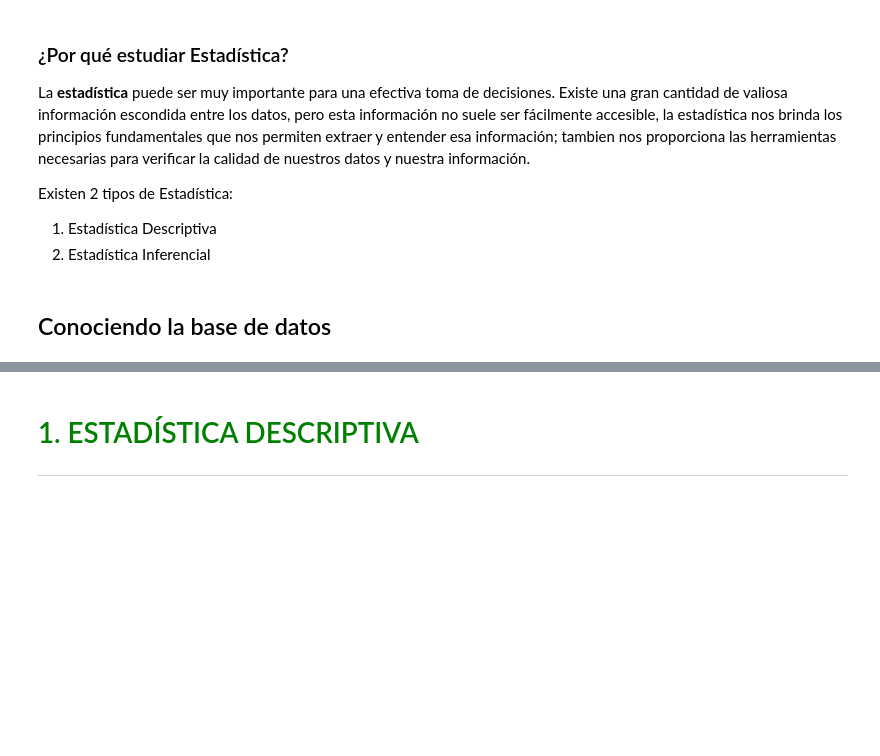
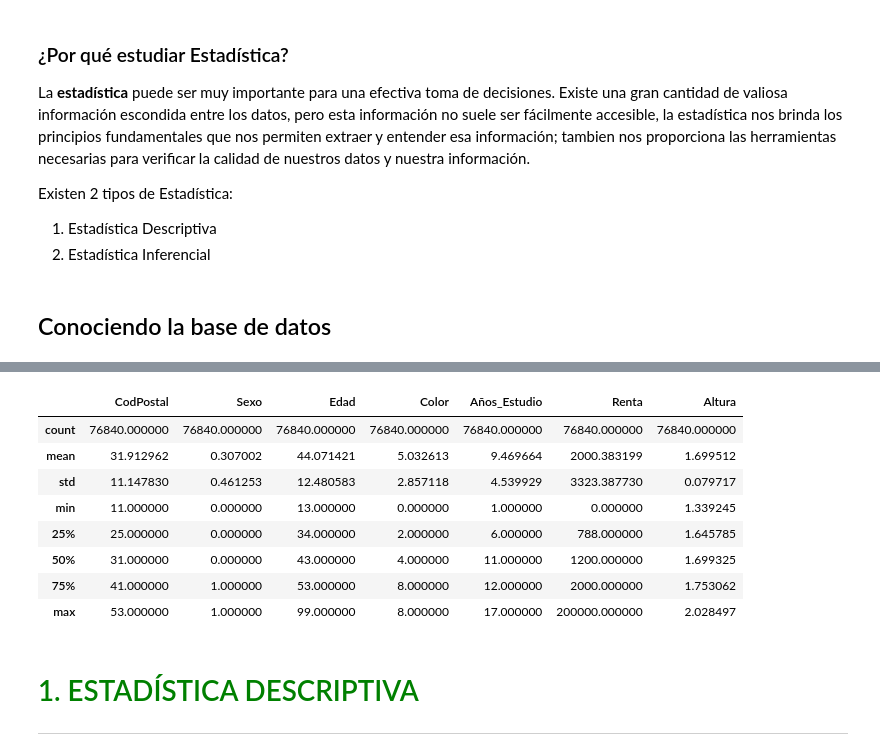
Before and after one commit to mastervecino/estadisticas_python, a Jupyter notebook: Python_Data_Science_Estadistica_inicial.ipynb, the cells around one changed output, grey strips where cells are left out. Saved outputs shown, nothing was run; the diff lists cells and outputs as text; code cells hidden in the pictures; blank space fills up the shorter version.

```diff
--- a/Python_Data_Science_Estadistica_inicial.ipynb
+++ b/Python_Data_Science_Estadistica_inicial.ipynb
@@ -14,3 +14,7 @@ Existen 2 tipos de Estadística:
 2. Estadística Inferencial
 # %% [markdown]
 ## Conociendo la base de datos
+# %%
+import pandas as pd
+datos = pd.read_csv('base.csv')
+datos.head()
@@ -17,3 +37,15 @@ Existen 2 tipos de Estadística:
+# %%
+datos.describe()
+# %% [output]
+|  | CodPostal | Sexo | Edad | Color | Años_Estudio | Renta | Altura |
+| count | 76840.000000 | 76840.000000 | 76840.000000 | 76840.000000 | 76840.000000 | 76840.000000 | 76840.000000 |
+| mean | 31.912962 | 0.307002 | 44.071421 | 5.032613 | 9.469664 | 2000.383199 | 1.699512 |
+| std | 11.147830 | 0.461253 | 12.480583 | 2.857118 | 4.539929 | 3323.387730 | 0.079717 |
+| min | 11.000000 | 0.000000 | 13.000000 | 0.000000 | 1.000000 | 0.000000 | 1.339245 |
+| 25% | 25.000000 | 0.000000 | 34.000000 | 2.000000 | 6.000000 | 788.000000 | 1.645785 |
+| 50% | 31.000000 | 0.000000 | 43.000000 | 4.000000 | 11.000000 | 1200.000000 | 1.699325 |
+| 75% | 41.000000 | 1.000000 | 53.000000 | 8.000000 | 12.000000 | 2000.000000 | 1.753062 |
+| max | 53.000000 | 1.000000 | 99.000000 | 8.000000 | 17.000000 | 200000.000000 | 2.028497 |
 # %% [markdown]
 # <font color=green>1. ESTADÍSTICA DESCRIPTIVA</font>
 ***
```
Also changed, not shown: parts of 2 cells of this notebook.
